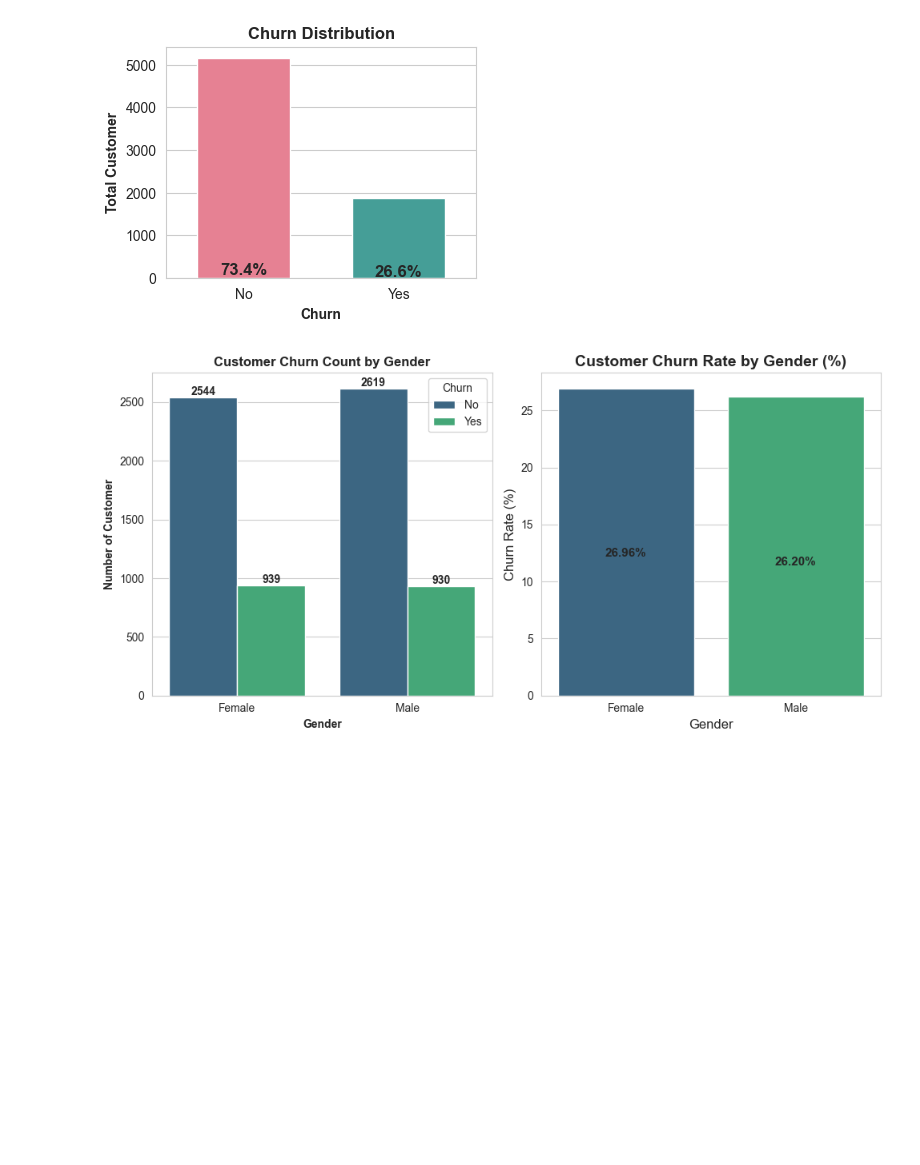
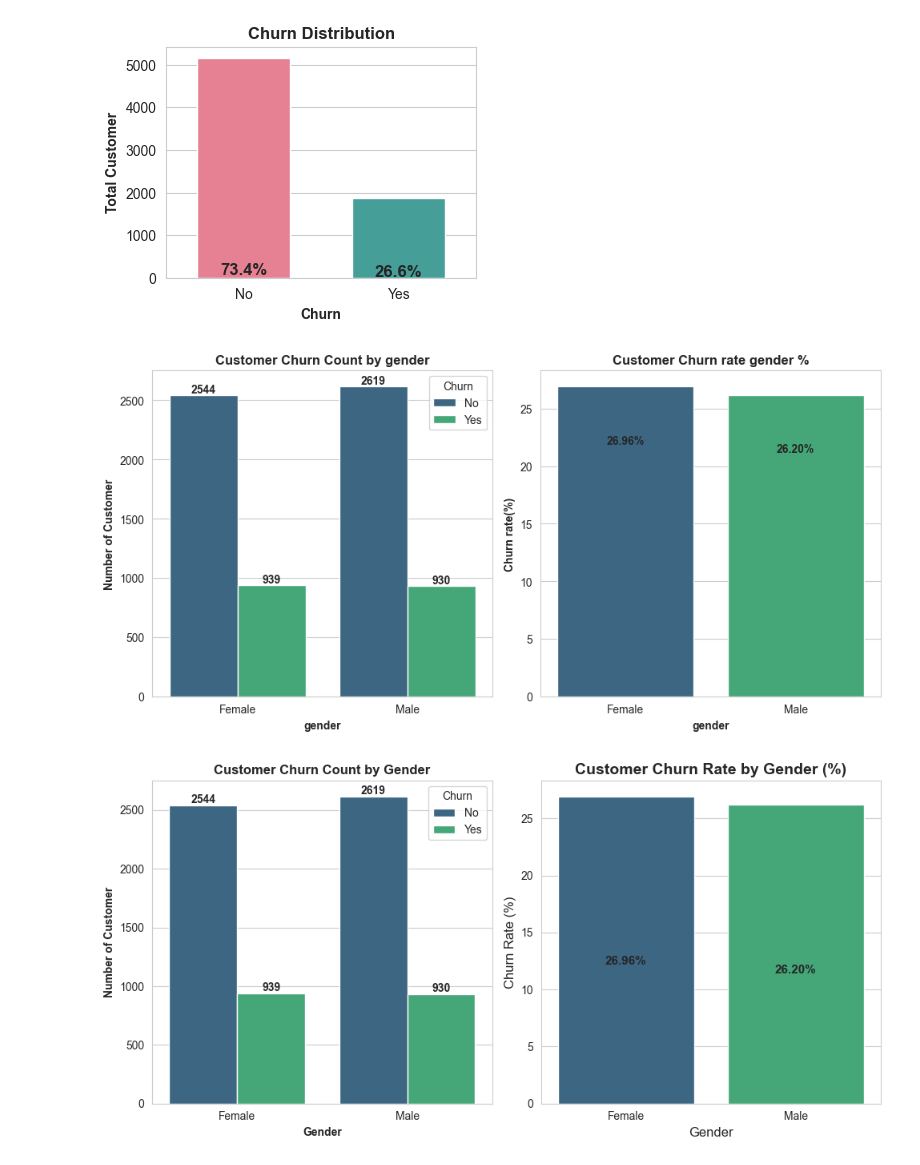
Before and after one commit to Md-Maruf-1727/customer-churn-prediction-ml, a Jupyter notebook: NoteBooks/03_eda_visualization.ipynb, the cells around one changed output. Cells and saved outputs as stored; diff of their text form; code cells hidden in the pictures; blank space fills up the shorter version.

```diff
--- a/NoteBooks/03_eda_visualization.ipynb
+++ b/NoteBooks/03_eda_visualization.ipynb
@@ -37,4 +37,46 @@ for i, v in enumerate(churn_percent.values):
 plt.show()
 # %% [output]
 [figure]
+# %%
+def plot_churn_by_category(df, category_col, churn_col='Churn', palette='viridis'):
+   fig, axes = plt.subplots(1, 2, figsize=(10, 5))
+
+   sns.countplot(
+    data=df,
+    x= category_col,
+    hue= churn_col,
+    palette=palette,
+    ax = axes[0]
+   )
+
+   axes[0].set_title(f"Customer Churn Count by {category_col}", weight='bold')
+   axes[0].set_xlabel(category_col, weight='bold')
+   axes[0].set_ylabel('Number of Customer', weight='bold')
+
+   for container in axes[0].containers:
+      axes[0].bar_label(container, weight='bold')
+
+   churn_rate = pd.crosstab(df[category_col], df[churn_col], normalize='index')*100
+   churn_rate_yes = churn_rate["Yes"].sort_values(ascending=False)
+
+   sns.barplot(
+      x=churn_rate_yes.index,
+      y=churn_rate_yes.values,
+      palette= palette,
+      ax = axes[1]
+   )
+
+   axes[1].set_title(f"Customer Churn rate {category_col} %", weight='bold')
+   axes[1].set_xlabel(category_col, weight='bold')
+   axes[1].set_ylabel("Churn rate(%)", weight='bold')
+
+   for i, value in enumerate(churn_rate_yes.values):
+      axes[1].text(i, value + -5, f"{value:.2f}%", ha='center', weight='bold')
+
+   plt.tight_layout()
+   plt.show()
+# %%
+plot_churn_by_category(df, category_col='gender')
+# %% [output]
+[figure, added]
 # %%
```
Also changed, not shown: parts of 1 cell of this notebook.
